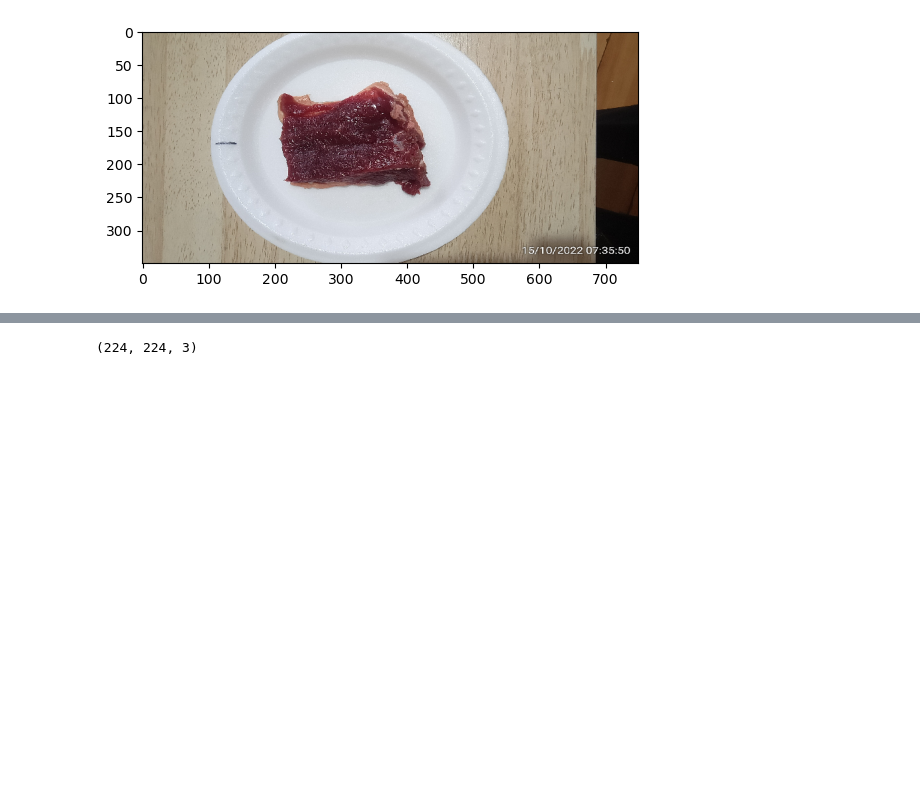
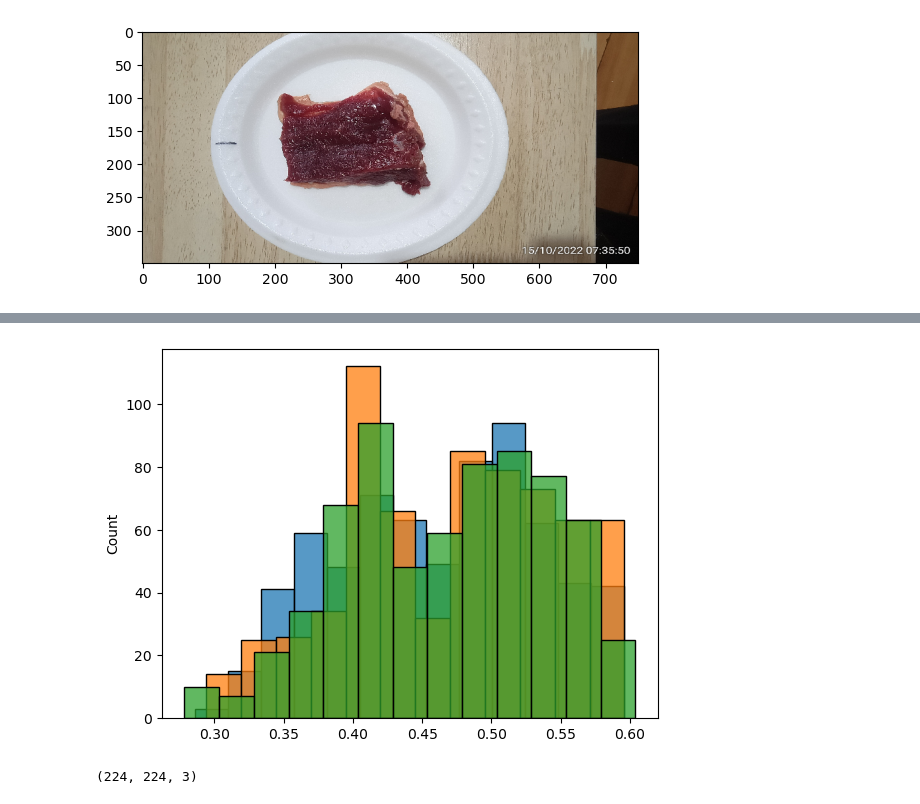
Before and after one commit to ddcots24/Hello-Fresh, a Jupyter notebook: Hello_Fresh.ipynb, the cells around one changed output, grey strips where cells are left out. Cells and saved outputs as stored; diff of their text form; code cells hidden in the pictures; blank space fills up the shorter version.

```diff
--- a/Hello_Fresh.ipynb
+++ b/Hello_Fresh.ipynb
@@ -89,3 +92,9 @@ plt.show()
+# %%
+sns.histplot(list(zipped[20][0][0].flatten()))
+sns.histplot(list(zipped[20][0][1].flatten()))
+sns.histplot(list(zipped[20][0][2].flatten()));
+# %% [output]
+[figure, added]
 # %%
 train_generator.image_shape
 # %% [output]
```
Also changed, not shown: parts of 12 cells of this notebook.
